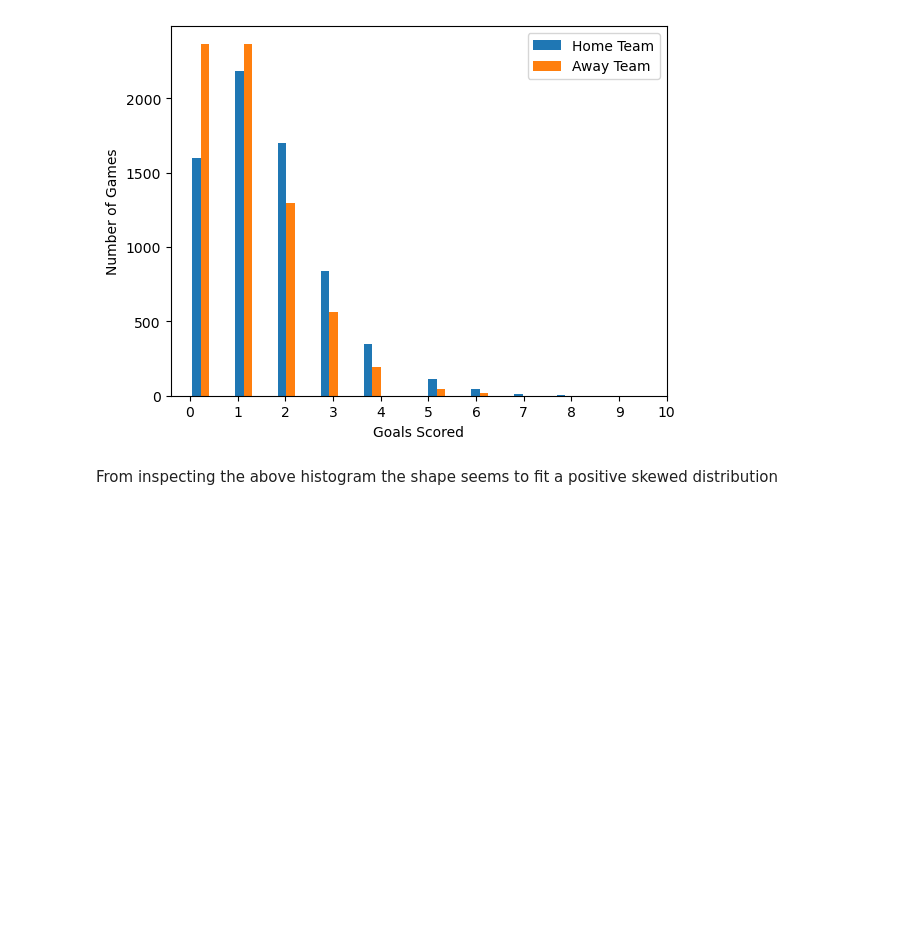
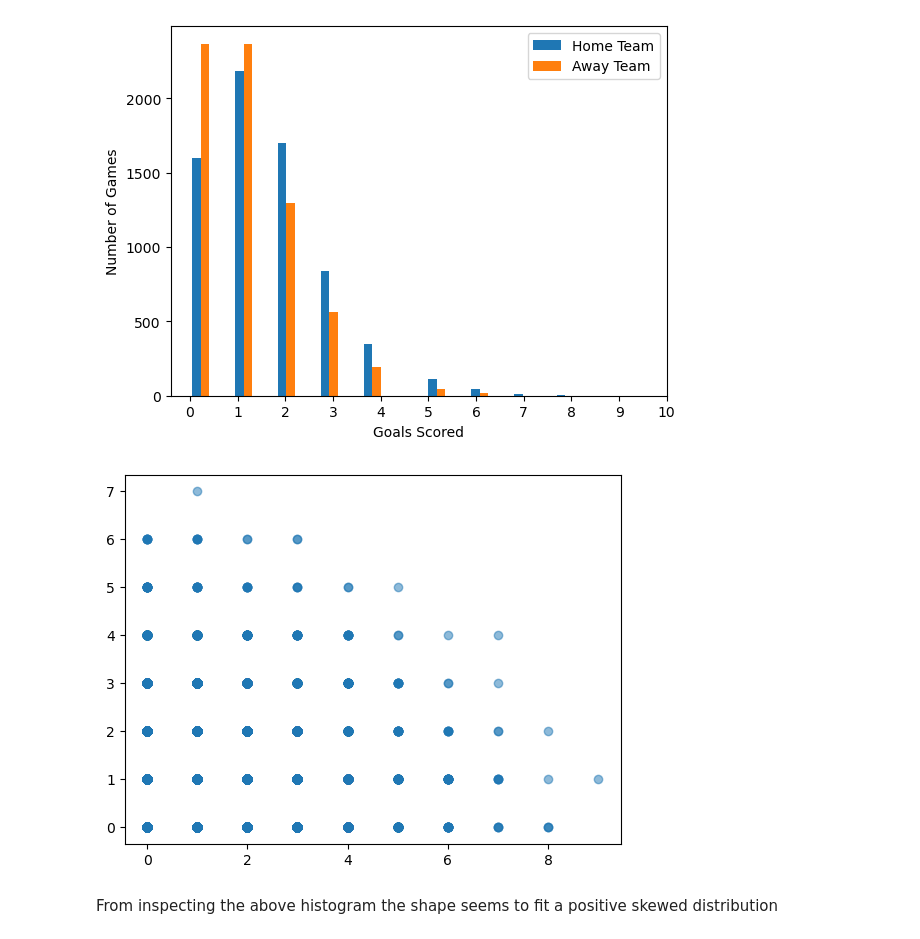
Before and after one commit to Kevin002023/PFDA-Assignment, a Jupyter notebook: PFDA -Assignment.ipynb, the cells around one changed output. Saved outputs shown, nothing was run; the diff lists cells and outputs as text; code cells hidden in the pictures; blank space fills up the shorter version.

```diff
--- a/PFDA -Assignment.ipynb
+++ b/PFDA -Assignment.ipynb
@@ -146,6 +143,11 @@ plt.legend()
 # %% [output]
 <matplotlib.legend.Legend at 0x...>
 [figure]
+# %%
+plt.scatter(home_goals, away_goals, alpha=0.5)
+plt.show()
+# %% [output]
+[figure, added]
 # %% [markdown]
 From inspecting the above histogram the shape seems to fit a positive skewed distribution
 # %%
```
Also changed, not shown: parts of 29 cells of this notebook.
